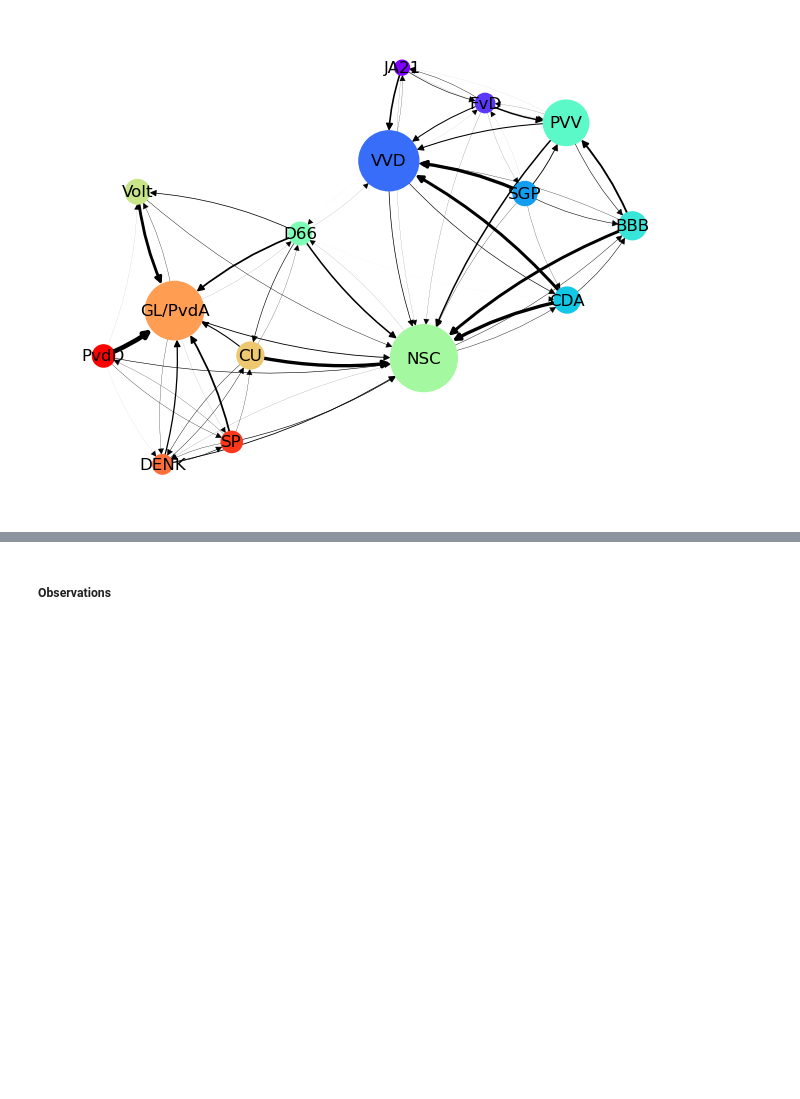
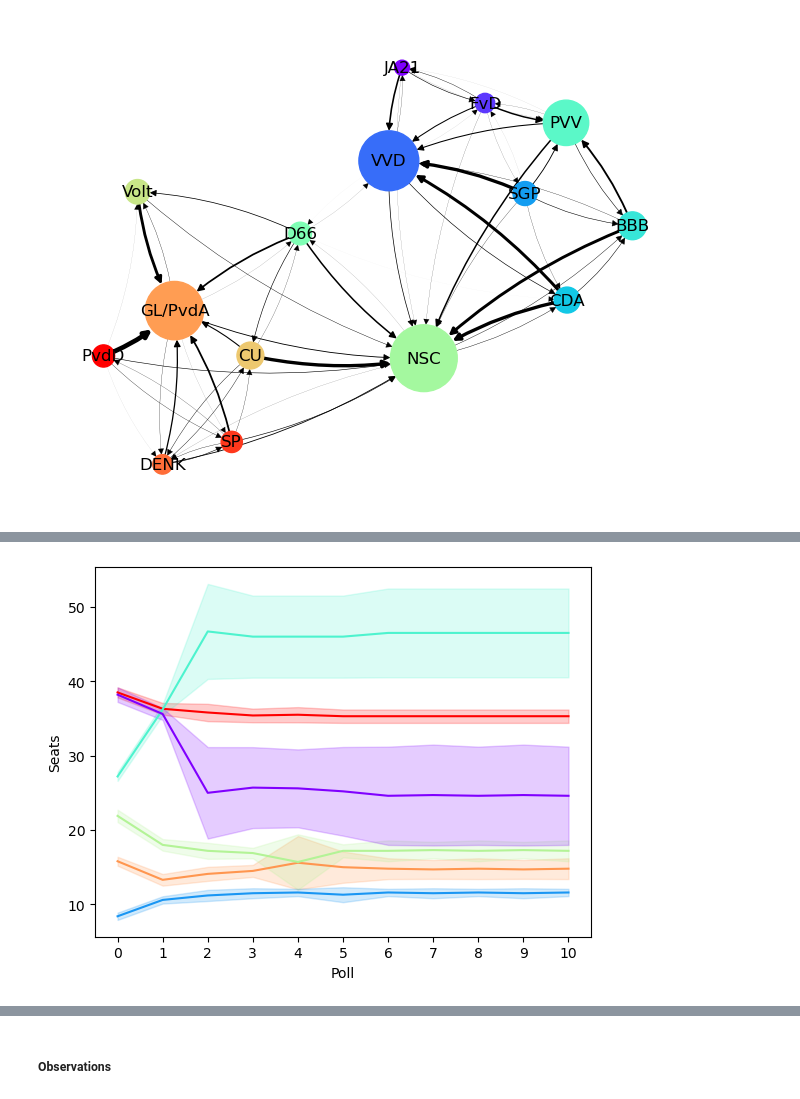
Before and after one commit to LisaEvO/COMSOC, a Jupyter notebook: test.ipynb, the cells around one changed output, grey strips where cells are left out. Saved outputs shown, nothing was run; the diff lists cells and outputs as text; code cells hidden in the pictures; blank space fills up the shorter version.

```diff
--- a/test.ipynb
+++ b/test.ipynb
@@ -99,0 +177,5 @@ plot_flow_graph(elections, fig_name='figures/dutch_election/flow_graph.pdf')
+# %%
+#Plotting seats per party over time
+plot_seats_over_time(outcomes, legend=False, fig_name='figures/polarisation/polorized_seats.pdf')
+# %% [output]
+[figure, added]
```
Also changed, not shown: parts of 14 cells of this notebook, 11 other files.
